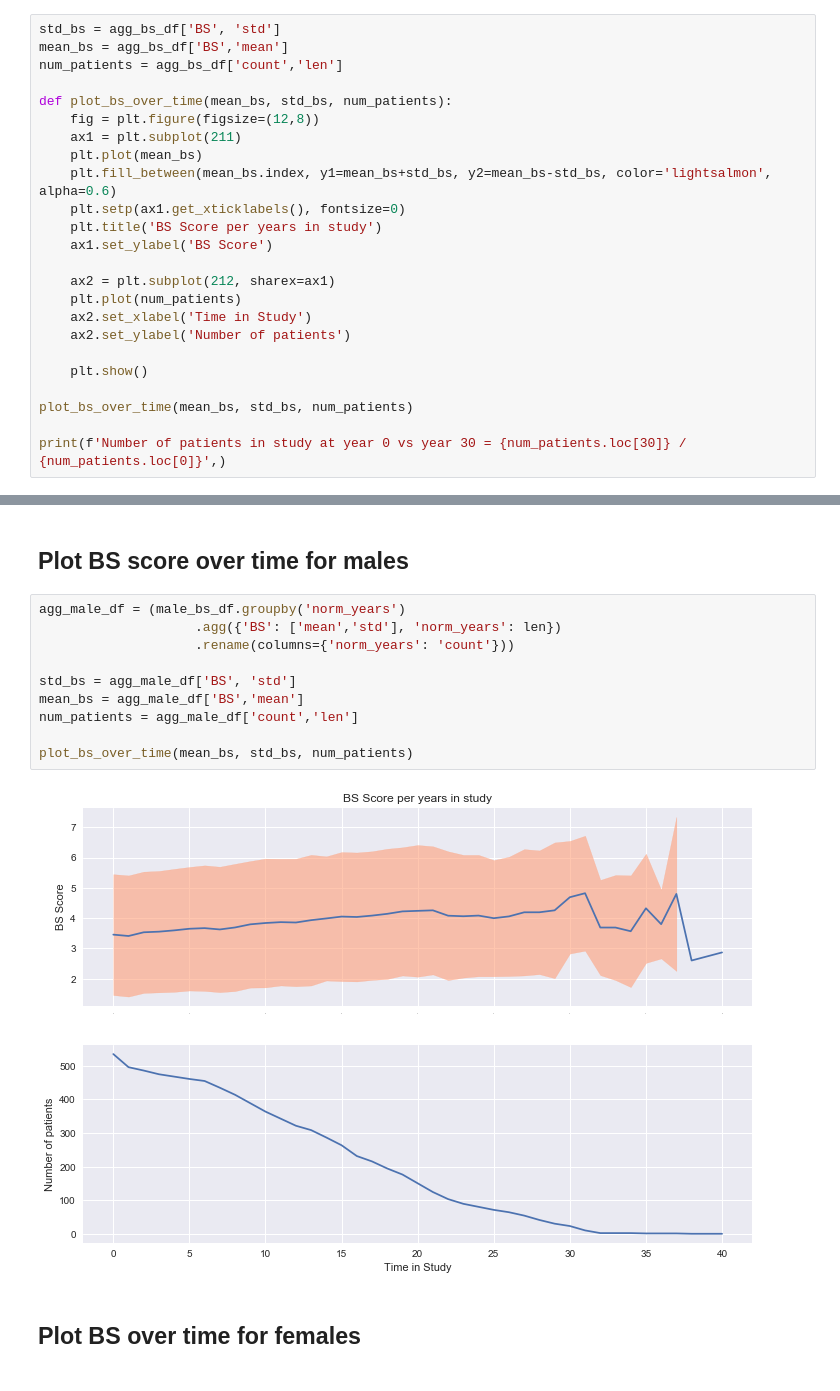
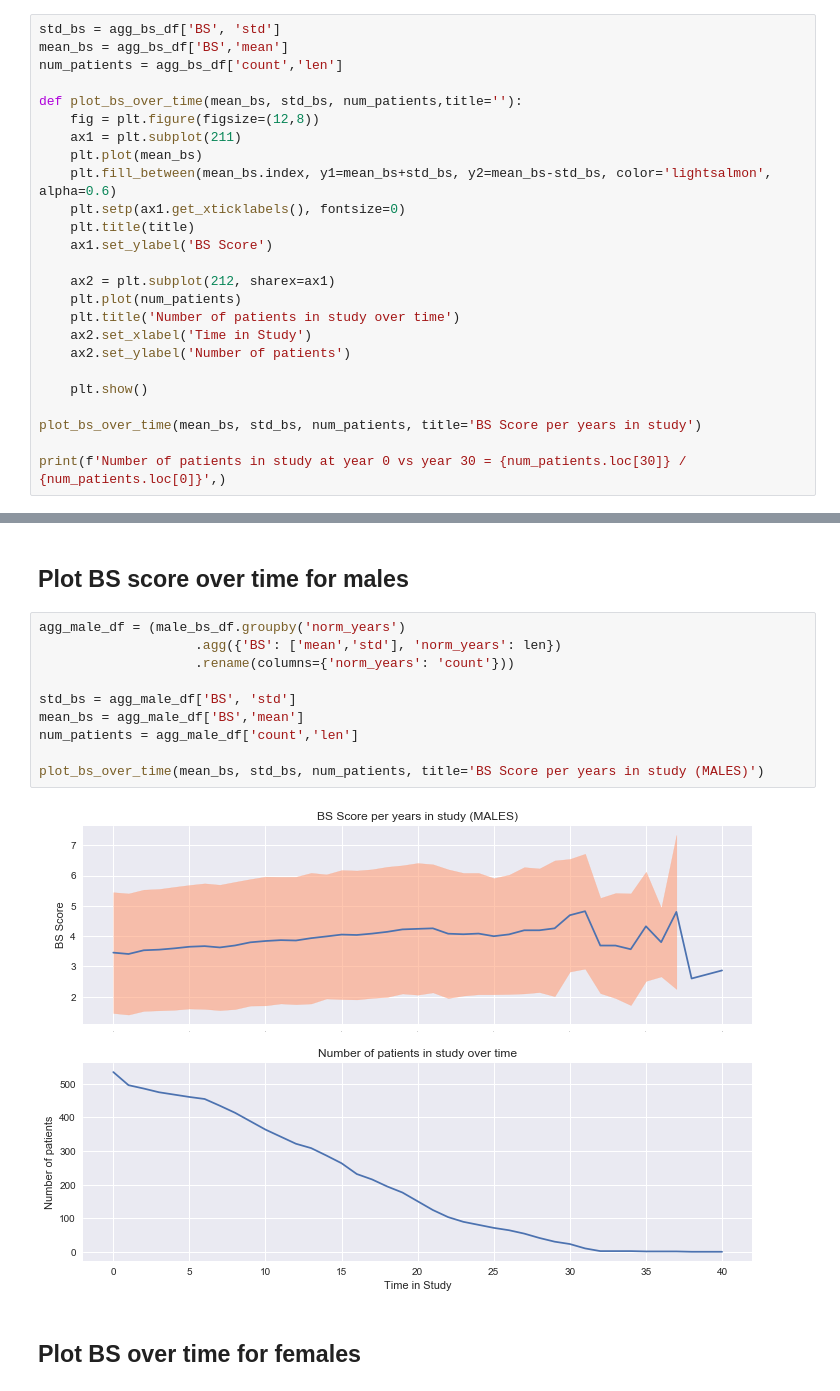
Before and after one commit to Rendiere/as-analysis, a Jupyter notebook: reports/data-vis-report.ipynb, the cells around one changed output, grey strips where cells are left out. Drawn from its saved outputs; the diff is of its cells as text.

```diff
--- a/reports/data-vis-report.ipynb
+++ b/reports/data-vis-report.ipynb
@@ -125,23 +195,24 @@ std_bs = agg_bs_df['BS', 'std']
 mean_bs = agg_bs_df['BS','mean']
 num_patients = agg_bs_df['count','len']
 
-def plot_bs_over_time(mean_bs, std_bs, num_patients):
+def plot_bs_over_time(mean_bs, std_bs, num_patients,title=''):
     fig = plt.figure(figsize=(12,8))
     ax1 = plt.subplot(211)
     plt.plot(mean_bs)
     plt.fill_between(mean_bs.index, y1=mean_bs+std_bs, y2=mean_bs-std_bs, color='lightsalmon', alpha=0.6)
     plt.setp(ax1.get_xticklabels(), fontsize=0)
-    plt.title('BS Score per years in study')
+    plt.title(title)
     ax1.set_ylabel('BS Score')
 
     ax2 = plt.subplot(212, sharex=ax1)
     plt.plot(num_patients)
+    plt.title('Number of patients in study over time')
     ax2.set_xlabel('Time in Study')
     ax2.set_ylabel('Number of patients')
 
     plt.show()
 
-plot_bs_over_time(mean_bs, std_bs, num_patients)
+plot_bs_over_time(mean_bs, std_bs, num_patients, title='BS Score per years in study')
 
 print(f'Number of patients in study at year 0 vs year 30 = {num_patients.loc[30]} / {num_patients.loc[0]}',)
 # %% [output]
@@ -179,15 +250,15 @@ female_bs_df = normed_bs_df.loc[female_ids]
 # %%
 agg_male_df = (male_bs_df.groupby('norm_years')
                     .agg({'BS': ['mean','std'], 'norm_years': len})
                     .rename(columns={'norm_years': 'count'}))
 
 std_bs = agg_male_df['BS', 'std']
 mean_bs = agg_male_df['BS','mean']
 num_patients = agg_male_df['count','len']
 
-plot_bs_over_time(mean_bs, std_bs, num_patients)
+plot_bs_over_time(mean_bs, std_bs, num_patients, title='BS Score per years in study (MALES)')
 # %% [output]
-[figure, old version]
+[figure, new version]
 # %% [markdown]
 ## Plot BS over time for females
 # %%
```
Also changed, not shown: parts of 15 cells of this notebook, 1 other file.
